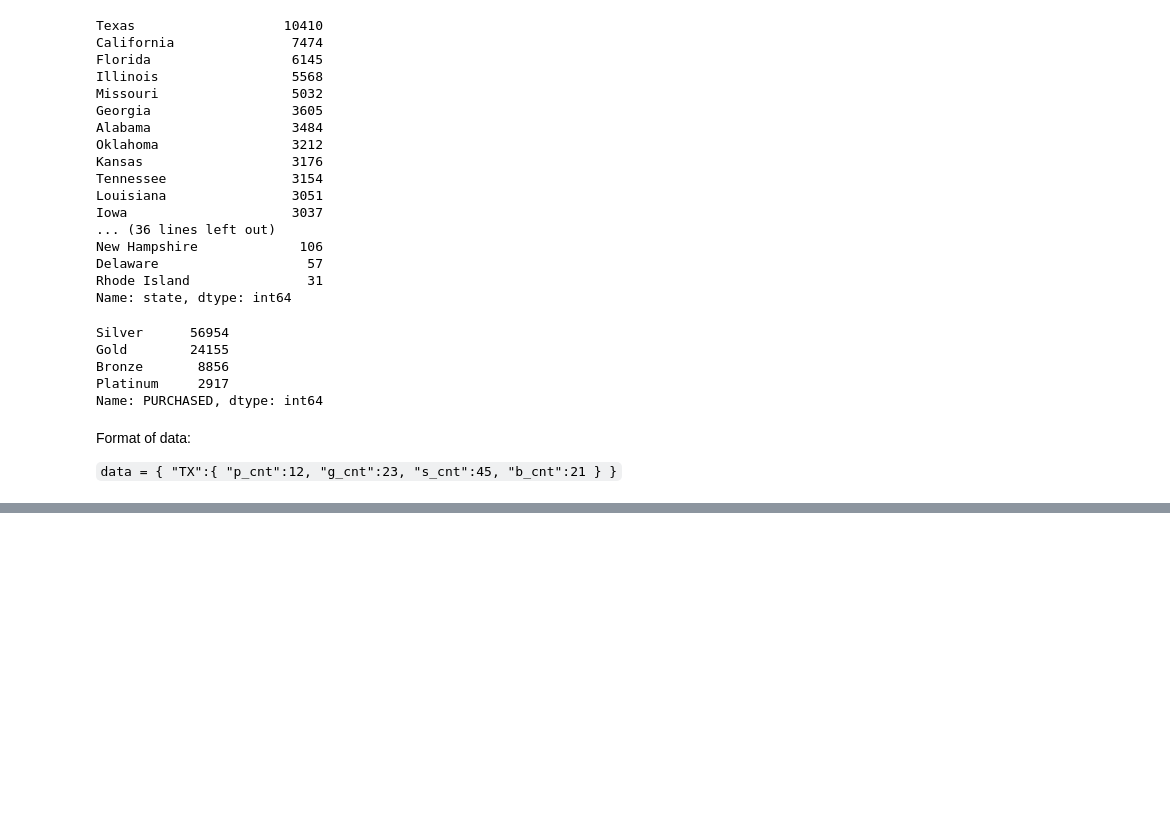
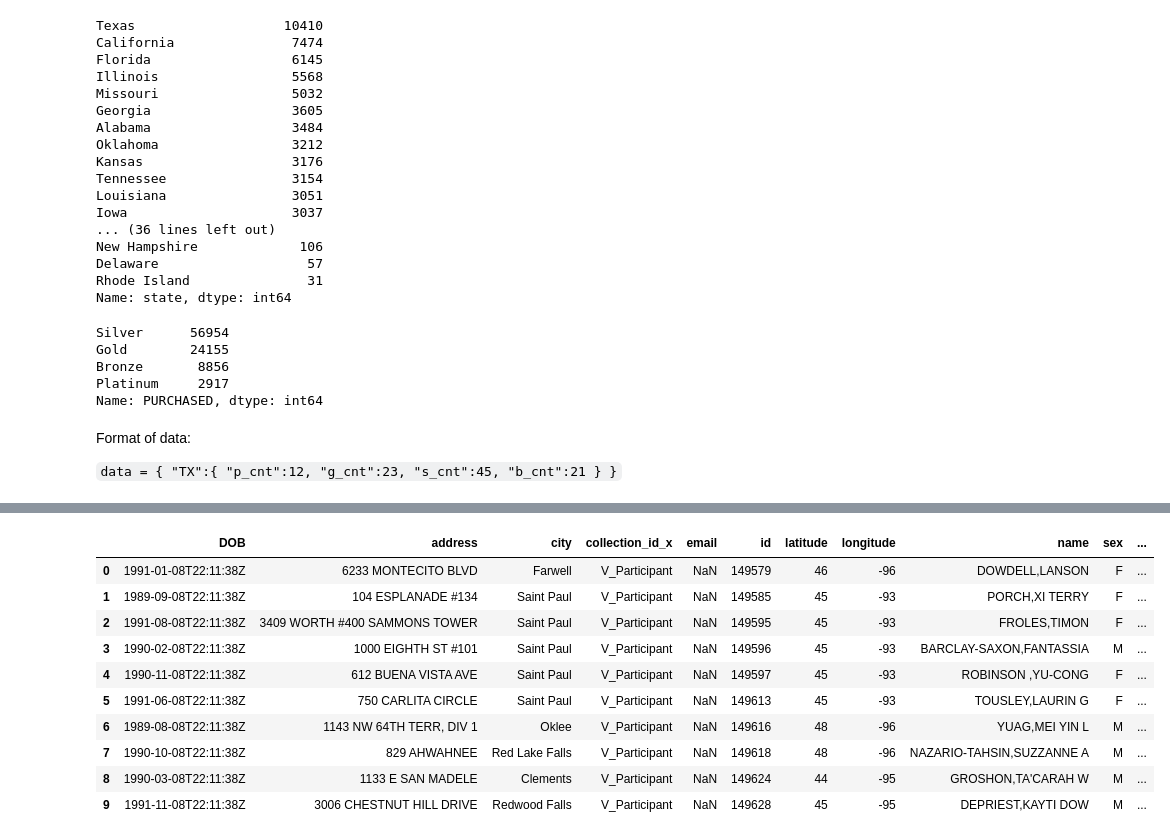
Before and after one commit to Youdongz/vitech, a Jupyter notebook: Combine and Transform data .ipynb, the cells around one changed output, grey strips where cells are left out. Saved outputs shown, nothing was run; the diff lists cells and outputs as text; code cells hidden in the pictures; blank space fills up the shorter version.

```diff
--- a/Combine and Transform data .ipynb
+++ b/Combine and Transform data .ipynb
@@ -468,0 +252,19 @@ WY WY
+# %%
+
+details_df['id'] = details_df['id'].astype(str)
+full_data = joined_bd_df.merge(details_df, on='id')
+pd.set_option('display.max_columns', 29)
+pd.set_option('display.max_colwidth', -1)
+full_data.head(10)
+# %% [output]
+|  | DOB | address | city | collection_id_x | email | id | latitude | longitude | name | sex | ... |
+| 0 | 1991-01-08T22:11:38Z | 6233 MONTECITO BLVD | Farwell | V_Participant | NaN | 149579 | 46 | -96 | DOWDELL,LANSON | F | ... |
+| 1 | 1989-09-08T22:11:38Z | 104 ESPLANADE #134 | Saint Paul | V_Participant | NaN | 149585 | 45 | -93 | PORCH,XI TERRY | F | ... |
+| 2 | 1991-08-08T22:11:38Z | 3409 WORTH #400 SAMMONS TOWER | Saint Paul | V_Participant | NaN | 149595 | 45 | -93 | FROLES,TIMON | F | ... |
+| 3 | 1990-02-08T22:11:38Z | 1000 EIGHTH ST #101 | Saint Paul | V_Participant | NaN | 149596 | 45 | -93 | BARCLAY-SAXON,FANTASSIA | M | ... |
+| 4 | 1990-11-08T22:11:38Z | 612 BUENA VISTA AVE | Saint Paul | V_Participant | NaN | 149597 | 45 | -93 | ROBINSON ,YU-CONG | F | ... |
+| 5 | 1991-06-08T22:11:38Z | 750 CARLITA CIRCLE | Saint Paul | V_Participant | NaN | 149613 | 45 | -93 | TOUSLEY,LAURIN G | F | ... |
+| 6 | 1989-08-08T22:11:38Z | 1143 NW 64TH TERR, DIV 1 | Oklee | V_Participant | NaN | 149616 | 48 | -96 | YUAG,MEI YIN L | M | ... |
+| 7 | 1990-10-08T22:11:38Z | 829 AHWAHNEE | Red Lake Falls | V_Participant | NaN | 149618 | 48 | -96 | NAZARIO-TAHSIN,SUZZANNE A | M | ... |
+| 8 | 1990-03-08T22:11:38Z | 1133 E SAN MADELE | Clements | V_Participant | NaN | 149624 | 44 | -95 | GROSHON,TA'CARAH W | M | ... |
+| 9 | 1991-11-08T22:11:38Z | 3006 CHESTNUT HILL DRIVE | Redwood Falls | V_Participant | NaN | 149628 | 45 | -95 | DEPRIEST,KAYTI DOW | M | ... |
```
Also changed, not shown: parts of 44 cells of this notebook, 4 other files.
